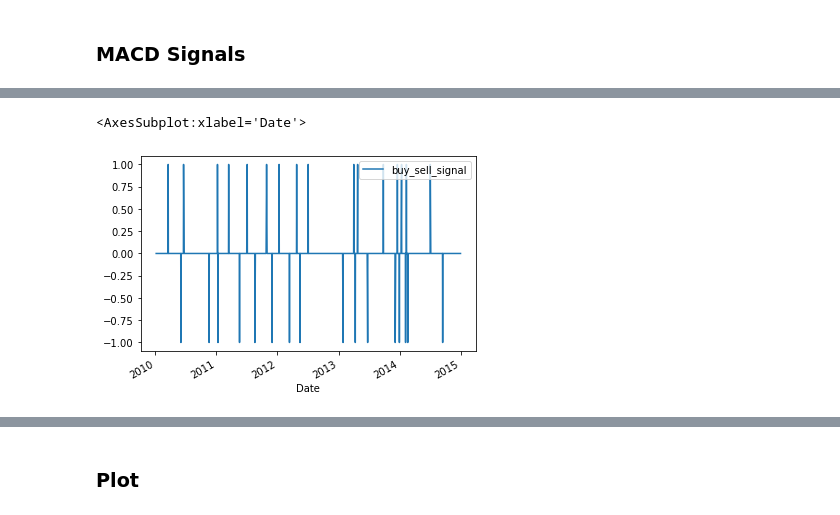
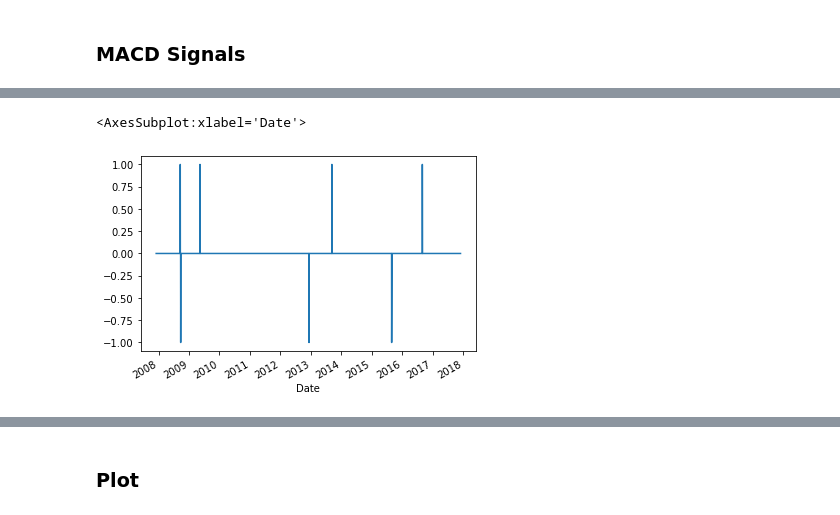
Before and after one commit to secmldev/macd, a Jupyter notebook: 302_macd_plot.ipynb, the cells around one changed output, grey strips where cells are left out. Drawn from its saved outputs; the diff is of its cells as text; code cells hidden in the pictures.

Commit message:
macd changes

```diff
--- a/302_macd_plot.ipynb
+++ b/302_macd_plot.ipynb
@@ -33,0 +16,2 @@ data.head()
+# %%
+stock_data = get_price_csv(folder_name=folder_path,symbol=stock_name, index_col=index_col)
@@ -34,7 +20,7 @@ data.head()
 # %% [markdown]
 ### Get Relevant data for model development
 # %%
-data = data[["Adj Close"]].copy()
+data = stock_data[["Adj. Close"]].copy()
 data.columns = ["price"]
 data.head()
 # %% [output]
@@ -48,14 +34,14 @@ data.head()
 # %% [markdown]
 ### Get Parameter
 # %%
-short_window = 20
-long_window = 50
-signal_window = 12
+short_window = 50
+long_window = 200
+signal_window = 20
 # %% [markdown]
 ### MACD Signals
 # %%
 macd_signal_line = get_macd_signal_line(data, short_window, long_window, signal_window)
-signals = signal_generate_long_short(macd_signal_line, long_window)
+signals = get_signal_macd_crossover(macd_signal_line, long_window)
 # %%
 macd_signal_line.plot()
 # %% [output]
@@ -64,5 +50,5 @@ macd_signal_line.plot()
 # %%
-signals.plot()
+signals['buy_sell'].plot()
 # %% [output]
 <AxesSubplot:xlabel='Date'>
-[figure, old version]
+[figure, new version]
```
Also changed, not shown: parts of 26 cells of this notebook, 19 other files.
